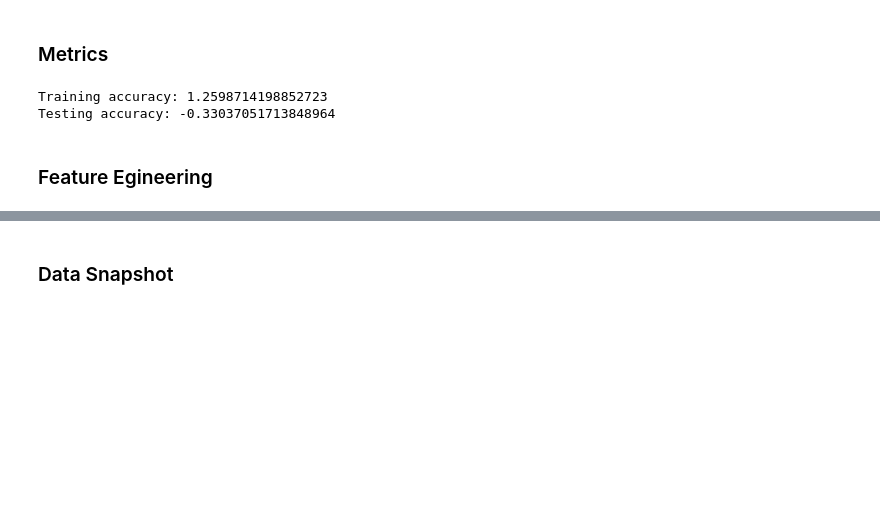
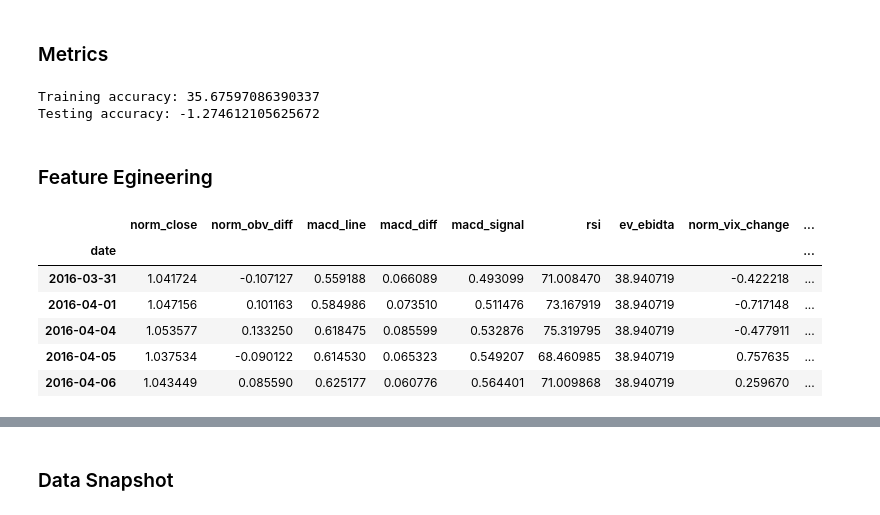
Before and after one commit to danCoder93/ENSF611-FinPrediction, a Jupyter notebook: src/FinPrediction.ipynb, the cells around one changed output, grey strips where cells are left out. Drawn from its saved outputs; the diff is of its cells as text; code cells hidden in the pictures; blank space fills up the shorter version.

Commit message:
finishing TCN prediction + better features

```diff
--- a/src/FinPrediction.ipynb
+++ b/src/FinPrediction.ipynb
@@ -177,15 +206,15 @@ def test_train_split(df, target_col, test_size=0.1):
   split_len = int(total_length * 0.2)
   split_idx = total_length - split_len
   X, y = df[[x for x in df.columns if x != target_col]], df[[target_col]]
-  X_train, X_test = X.iloc[:split_idx], X.iloc[split_idx + 1:]
-  y_train, y_test = y.iloc[:split_idx], y.iloc[split_idx + 1:]
+  X_train, X_test = X.iloc[:split_idx], X.iloc[split_idx:]
+  y_train, y_test = y.iloc[:split_idx], y.iloc[split_idx:]
   return X_train, X_test, y_train, y_test, split_len
 # %% [markdown]
 ## ARIMA
 # %% [markdown]
 ### Test Train Split
 # %%
-X_train, X_test, y_train, y_test, split_len = test_train_split(df, 'daily_prct_change', 0.2)
+X_train, X_test, y_train, y_test, split_len = test_train_split(df, 'price_change', 0.2)
 # %% [markdown]
 ### Training
 # %%
@@ -208,13 +237,25 @@ y_predict = pd.concat([arima.predict(end=len(y_train)), arima.forecast(split_len
 # %%
 from sklearn.metrics import r2_score
 print(f'Training accuracy: {r2_score(y_train, y_predict.iloc[:len(y_train)]) * 100}')
-print(f'Testing accuracy: {r2_score(y_test, y_predict.iloc[len(y_train)+1:]) * 100}')
+print(f'Testing accuracy: {r2_score(y_test, y_predict.iloc[len(y_train):]) * 100}')
 # %% [output]
-Training accuracy: 1.2598714198852723
-Testing accuracy: -0.33037051713848964
+Training accuracy: 35.67597086390337
+Testing accuracy: -1.274612105625672
 # %% [markdown]
 ### Feature Egineering
 # %%
 y_predict = y_predict.reset_index(drop=True)
 y_predict.index = df.index
-df['arima_predict'] = y_predict
+df['arima_pred'] = y_predict
+df_act = pd.concat([y_train, y_test], axis=0)
+df['arima_res'] = df_act['price_change'] - df['arima_pred']
+df = df[[*[x for x in df.columns if x != 'price_change'], 'price_change']]
+df.head()
+# %% [output]
+|  | norm_close | norm_obv_diff | macd_line | macd_diff | macd_signal | rsi | ev_ebidta | norm_vix_change | ... |
+| date |  |  |  |  |  |  |  |  | ... |
+| 2016-03-31 | 1.041724 | -0.107127 | 0.559188 | 0.066089 | 0.493099 | 71.008470 | 38.940719 | -0.422218 | ... |
+| 2016-04-01 | 1.047156 | 0.101163 | 0.584986 | 0.073510 | 0.511476 | 73.167919 | 38.940719 | -0.717148 | ... |
+| 2016-04-04 | 1.053577 | 0.133250 | 0.618475 | 0.085599 | 0.532876 | 75.319795 | 38.940719 | -0.477911 | ... |
+| 2016-04-05 | 1.037534 | -0.090122 | 0.614530 | 0.065323 | 0.549207 | 68.460985 | 38.940719 | 0.757635 | ... |
+| 2016-04-06 | 1.043449 | 0.085590 | 0.625177 | 0.060776 | 0.564401 | 71.009868 | 38.940719 | 0.259670 | ... |
```
Also changed, not shown: parts of 30 cells of this notebook.
